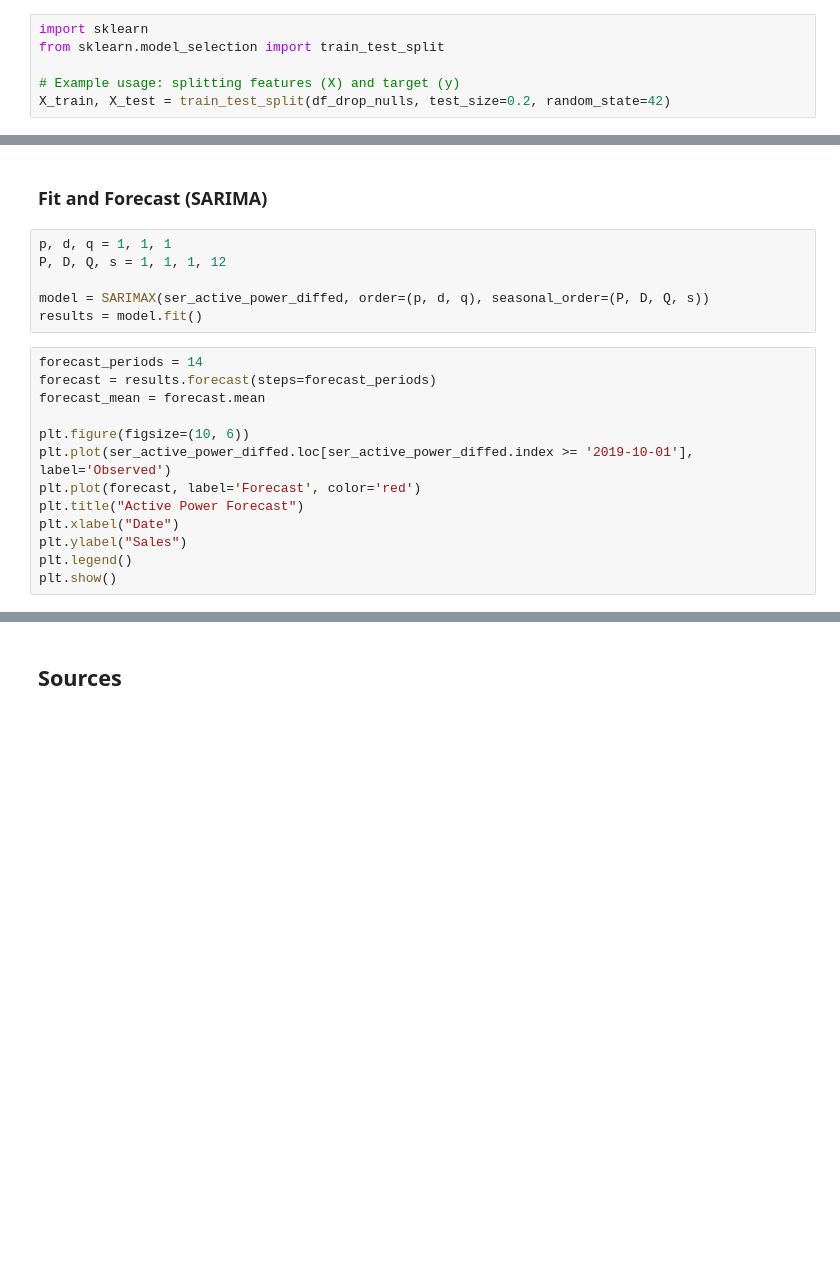
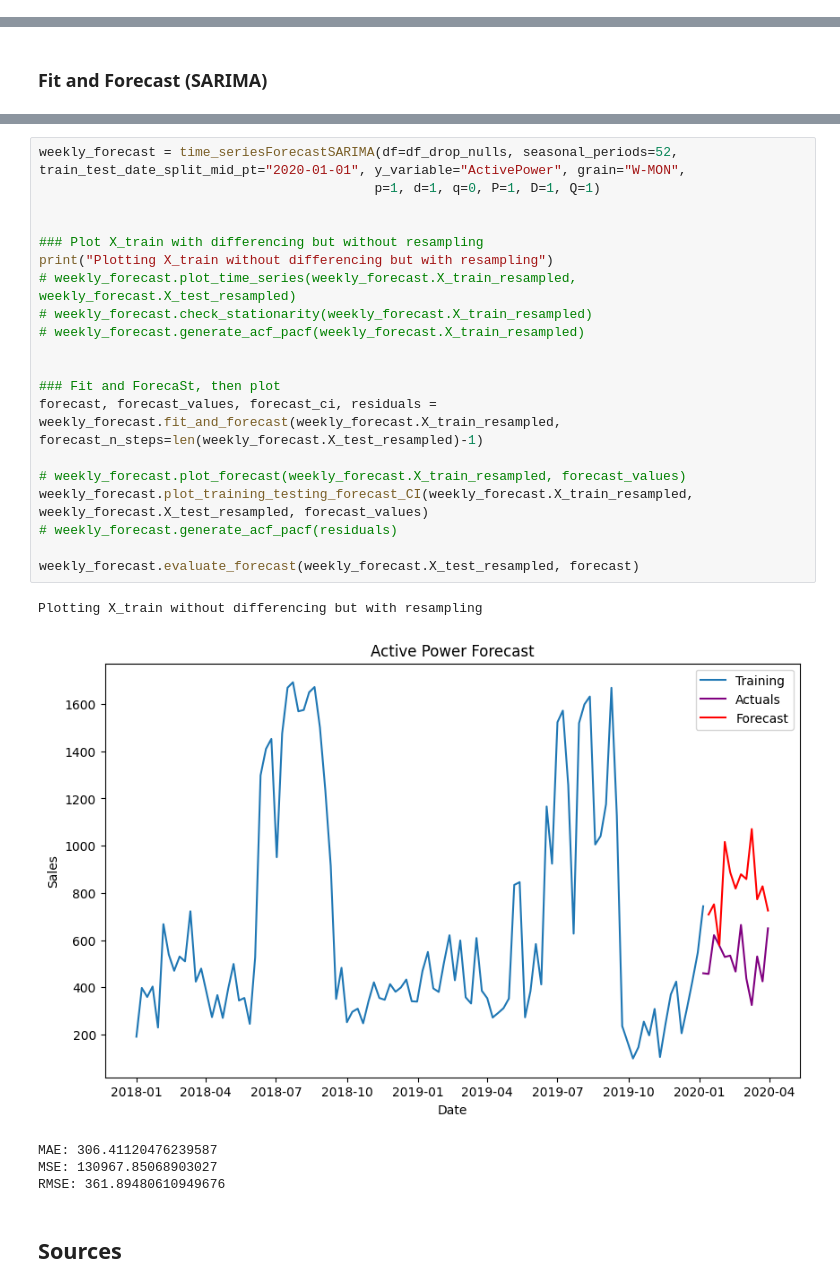
Before and after one commit to mathew-wai-lee/wind-energy-forecasting, a Jupyter notebook: notebooks/EDA.ipynb, the cells around one changed output, grey strips where cells are left out. Drawn from its saved outputs; the diff is of its cells as text; blank space fills up the shorter version.

```diff
--- a/notebooks/EDA.ipynb
+++ b/notebooks/EDA.ipynb
@@ -231,6 +237,0 @@ df_drop_nulls.shape[0]/pdf.shape[0]
-# %%
-import sklearn
-from sklearn.model_selection import train_test_split
-
-# Example usage: splitting features (X) and target (y)
-X_train, X_test = train_test_split(df_drop_nulls, test_size=0.2, random_state=42)
@@ -304,21 +242,2 @@ plt.show()
 # %% [markdown]
 ### Fit and Forecast (SARIMA)
-# %%
-p, d, q = 1, 1, 1
-P, D, Q, s = 1, 1, 1, 12
-
-model = SARIMAX(ser_active_power_diffed, order=(p, d, q), seasonal_order=(P, D, Q, s))
-results = model.fit()
-# %%
-forecast_periods = 14
-forecast = results.forecast(steps=forecast_periods)
-forecast_mean = forecast.mean
-
-plt.figure(figsize=(10, 6))
-plt.plot(ser_active_power_diffed.loc[ser_active_power_diffed.index >= '2019-10-01'], label='Observed')
-plt.plot(forecast, label='Forecast', color='red')
-plt.title("Active Power Forecast")
-plt.xlabel("Date")
-plt.ylabel("Sales")
-plt.legend()
-plt.show()
@@ -335,3 +350,29 @@ plt.show()
+# %%
+weekly_forecast = time_seriesForecastSARIMA(df=df_drop_nulls, seasonal_periods=52, train_test_date_split_mid_pt="2020-01-01", y_variable="ActivePower", grain="W-MON",
+                                           p=1, d=1, q=0, P=1, D=1, Q=1)
+
+
+### Plot X_train with differencing but without resampling
+print("Plotting X_train without differencing but with resampling")
+# weekly_forecast.plot_time_series(weekly_forecast.X_train_resampled, weekly_forecast.X_test_resampled)
+# weekly_forecast.check_stationarity(weekly_forecast.X_train_resampled)
+# weekly_forecast.generate_acf_pacf(weekly_forecast.X_train_resampled)
+
+
+### Fit and ForecaSt, then plot
+forecast, forecast_values, forecast_ci, residuals = weekly_forecast.fit_and_forecast(weekly_forecast.X_train_resampled, forecast_n_steps=len(weekly_forecast.X_test_resampled)-1)
+
+# weekly_forecast.plot_forecast(weekly_forecast.X_train_resampled, forecast_values)
+weekly_forecast.plot_training_testing_forecast_CI(weekly_forecast.X_train_resampled, weekly_forecast.X_test_resampled, forecast_values)
+# weekly_forecast.generate_acf_pacf(residuals)
+
+weekly_forecast.evaluate_forecast(weekly_forecast.X_test_resampled, forecast)
+# %% [output]
+Plotting X_train without differencing but with resampling
+[figure, added]
+MAE: 306.41120476239587
+MSE: 130967.85068903027
+RMSE: 361.89480610949676
 # %% [markdown]
 ## Sources
 # %% [markdown]
```
Also changed, not shown: parts of 22 cells of this notebook, 2 other files.
